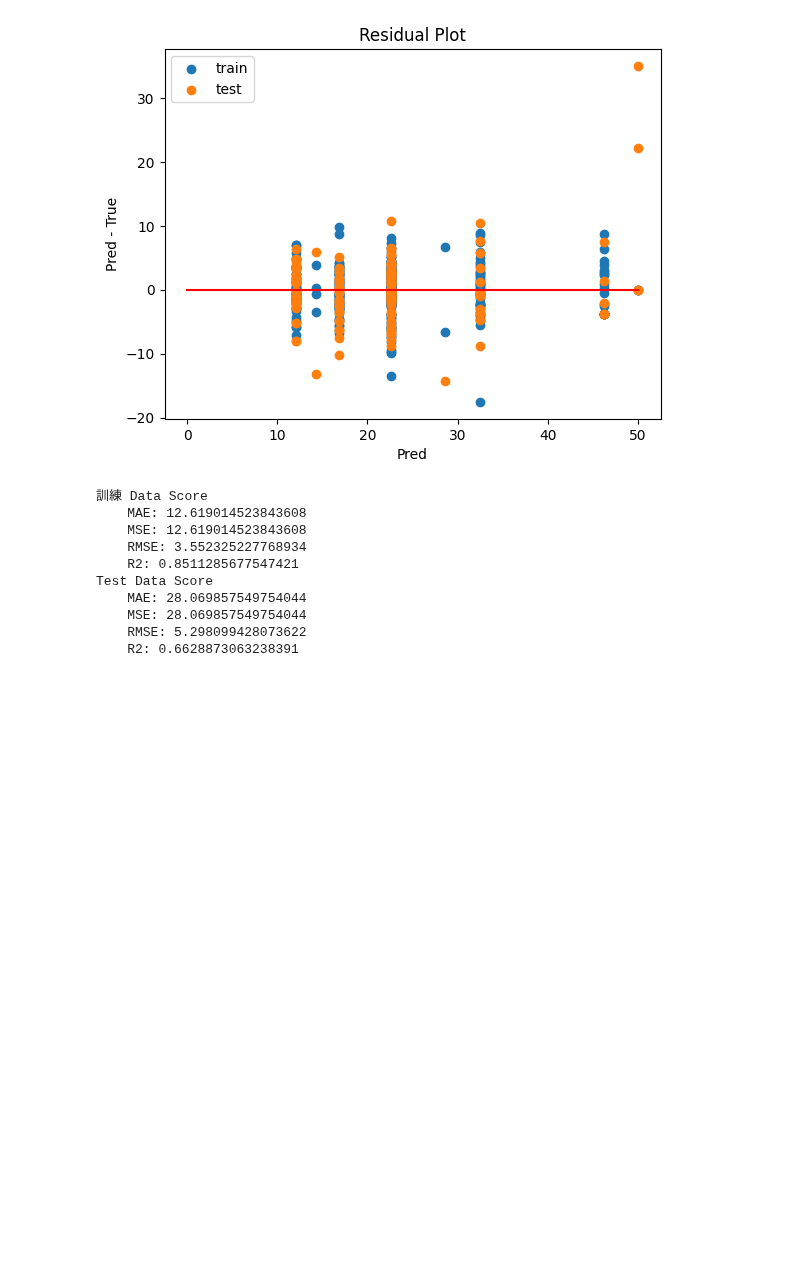
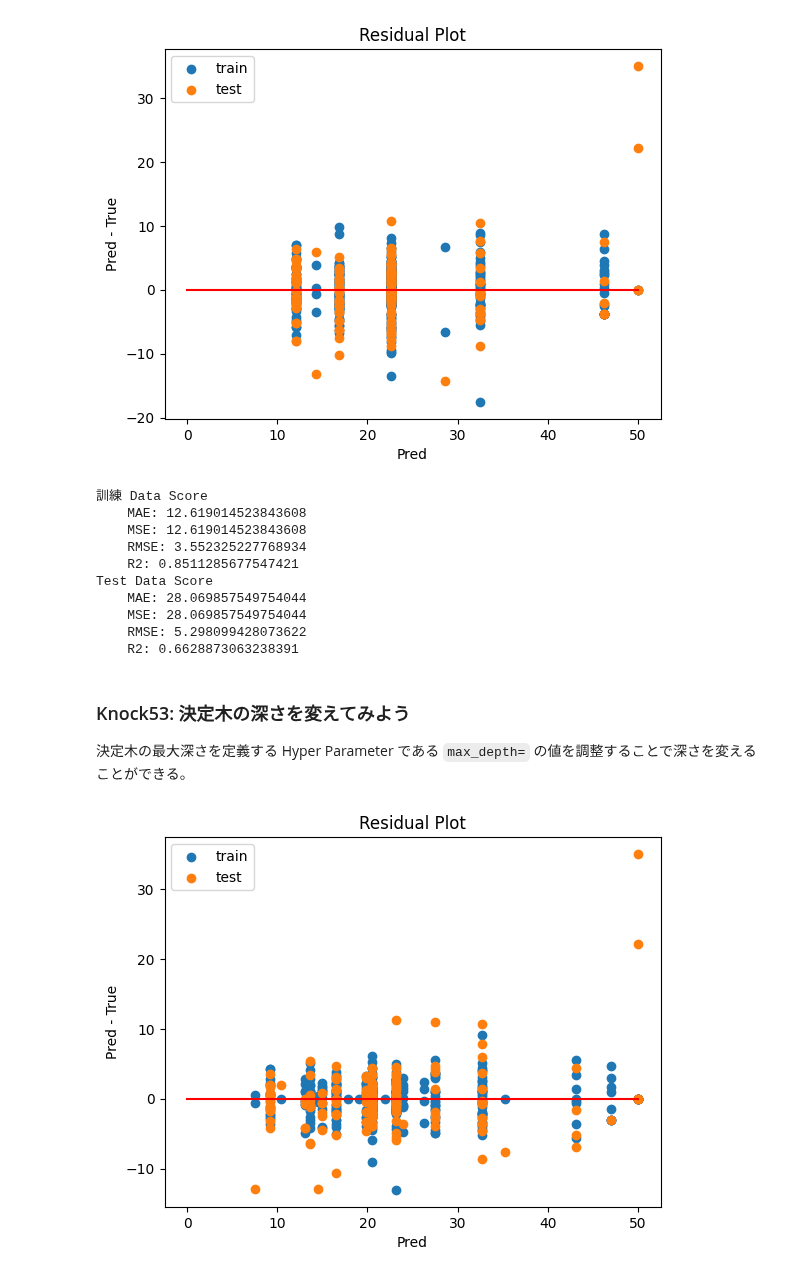
Before and after one commit to 1024xx4/ai_model_building_100, a Jupyter notebook: sectoin06/section06.ipynb, the cells around one changed output. Saved outputs shown, nothing was run; the diff lists cells and outputs as text; code cells hidden in the pictures; blank space fills up the shorter version.

```diff
--- a/sectoin06/section06.ipynb
+++ b/sectoin06/section06.ipynb
@@ -198,3 +198,20 @@ Test Data Score
     MSE: 28.069857549754044
     RMSE: 5.298099428073622
     R2: 0.6628873063238391
+# %% [markdown]
+### Knock53: 決定木の深さを変えてみよう
+決定木の最大深さを定義する Hyper Parameter である `max_depth=` の値を調整することで深さを変えることができる。
+# %%
+# 決定木 Model 構築（max_depth=5）
+tree_reg_depth_5 = DecisionTreeRegressor(max_depth=5, random_state=0).fit(X_train, y_train)
+# %%
+# 残差 Plot （決定木Model max_depth=5）
+y_train_pred = tree_reg_depth_5.predict(X_train)
+y_test_pred = tree_reg_depth_5.predict(X_test)
+
+y_train_pred = np.expand_dims(y_train_pred, 1)
+y_test_pred = np.expand_dims(y_test_pred, 1)
+
+residual_plot(y_train_pred, y_train, y_test_pred, y_test)
+# %% [output]
+[figure, added]
```
Also changed, not shown: parts of 5 cells of this notebook.
